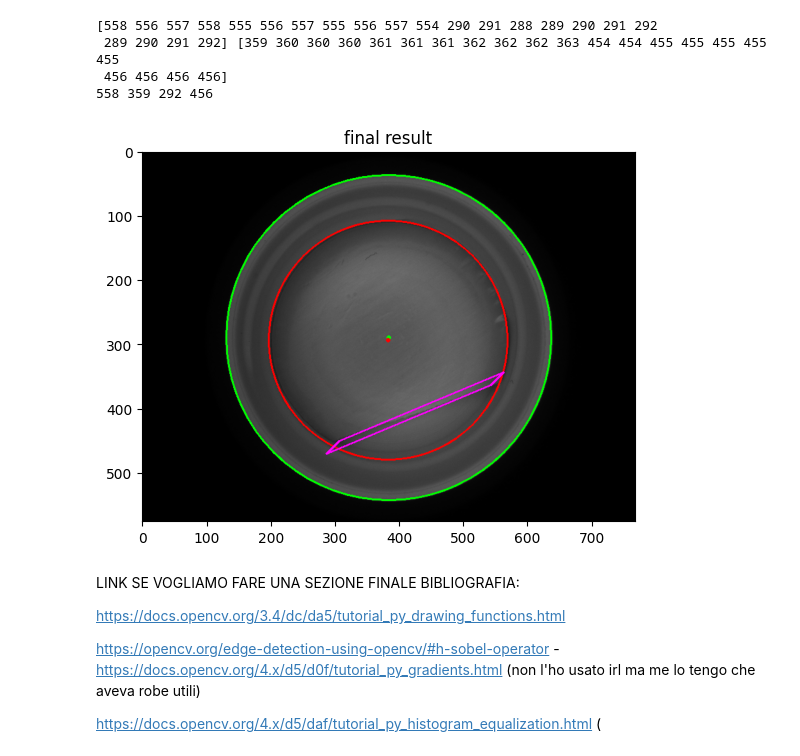
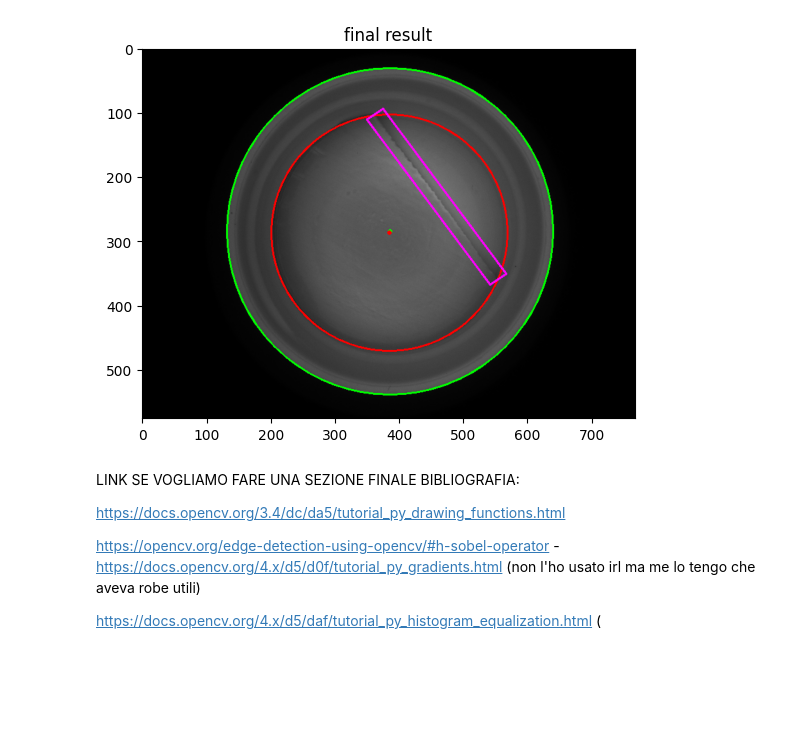
Before and after one commit to LucreziaPonti/PROJECT_cv, a Jupyter notebook: bozza_prova_altri_Test_lucry.ipynb, the cells around one changed output. Drawn from its saved outputs; the diff is of its cells as text; code cells hidden in the pictures; blank space fills up the shorter version.

```diff
--- a/bozza_prova_altri_Test_lucry.ipynb
+++ b/bozza_prova_altri_Test_lucry.ipynb
@@ -217,7 +217,7 @@ from matplotlib import pyplot as plt
 import math
 
 #### LOAD and show IMAGE
-img_color = cv2.imread('cap-inspection-images/project_1_liner_inspection/d_20.bmp')
+img_color = cv2.imread('cap-inspection-images/project_1_liner_inspection/d_17.bmp')
 #img_color = cv2.imread('cap-inspection-images/project_1_liner_inspection/g_01.bmp')
 img = cv2.cvtColor(img_color,cv2.COLOR_BGR2GRAY)
 plt.figure()
@@ -263,7 +263,7 @@ y_max=math.ceil(center[1]+offset)
 y_min=math.floor(center[1]-offset)
 
 img_roi=img_blur[y_min:y_max,x_min:x_max]
-img_roi_show=img_roi.copy()
+img_roi_show=cv2.cvtColor(img_roi, cv2.COLOR_GRAY2RGB)
 
 
 
@@ -416,40 +416,54 @@ LINER - center (in roi pic): x=  202.5  y=  207.5  - center (in full pic): x=  3
 # %%
 ############## prova per trovare riquadro difetto
 # IDEA: find the intersection between liner contur and defect line
 # line is blue so (0, 0, 255)
 # circle is red so (255, 0, 0)
 # both have thickness 2pxls so i expect to find 2 "groups" or at the very least 2 pixels that are (255,0,255) in iimg_color
 
 #sarebbe meglio trovare un modo fatto un po' meglio maybe con l'inclinazione del tratto
 
 defect_extrema= []
 liner_layer=line_layer+circle_liner_layer
 mask = np.all(liner_layer == np.array([255, 0, 255], dtype=np.uint8), axis=2)
 y, x = np.where(mask)
 #2 lists with some points of which to make sure i only get two that are in the two different intersections i take the first and last
 x1=x[0]
 y1=y[0]
 x2=x[-1]
 y2=y[-1]
-print(x,y)
-print(x1,y1,x2,y2)
 
-pts = np.array([[x1-15,y1+5],[x1+5,y1-15],[x2+15,y2-5],[x2-5,y2+15]], dtype=np.int32)
+dx = x2 - x1
+dy = y2 - y1
 
-cv2.polylines(liner_layer, [pts], isClosed=True, color=(255,0,255), thickness=2)
-cv2.polylines(img_color, [pts], isClosed=True, color=(255,0,255), thickness=2)
+# Calculate line length
+length = math.sqrt(dx**2+dy**2)
 
+if length > 0:
+    # Calculate perpendicular unit normal vector
+    phix = -dy / length
+    phiy = dx / length
+
+    # Define how wide you want the rectangle to be on each side of the line
+    width = 15
+
+    # Calculate the four corners dynamically
+    pt1 = [x1 + width *phix, y1 + width * phiy]
+    pt2 = [x1 - width *phix, y1 - width * phiy]
+    pt3 = [x2 - width *phix, y2 - width * phiy]
+    pt4 = [x2 + width *phix, y2 + width * phiy]
+
+    # Format the points into an array for OpenCV
+    pts = np.array([pt1, pt2, pt3, pt4], dtype=np.int32)
+
+    cv2.polylines(liner_layer, [pts], isClosed=True, color=(255, 0, 255), thickness=2)
+    cv2.polylines(img_color, [pts], isClosed=True, color=(255, 0, 255), thickness=2)
 
 plt.figure()
 plt.title("final result")
 plt.imshow(img_color)
 plt.show()
 # %% [output]
-[558 556 557 558 555 556 557 555 556 557 554 290 291 288 289 290 291 292
- 289 290 291 292] [359 360 360 360 361 361 361 362 362 362 363 454 454 455 455 455 455 455
- 456 456 456 456]
-558 359 292 456
-[figure, old version]
+[figure, new version]
 # %% [markdown]
 LINK SE VOGLIAMO FARE UNA SEZIONE FINALE BIBLIOGRAFIA:
 
```
Also changed, not shown: parts of 2 cells of this notebook.
